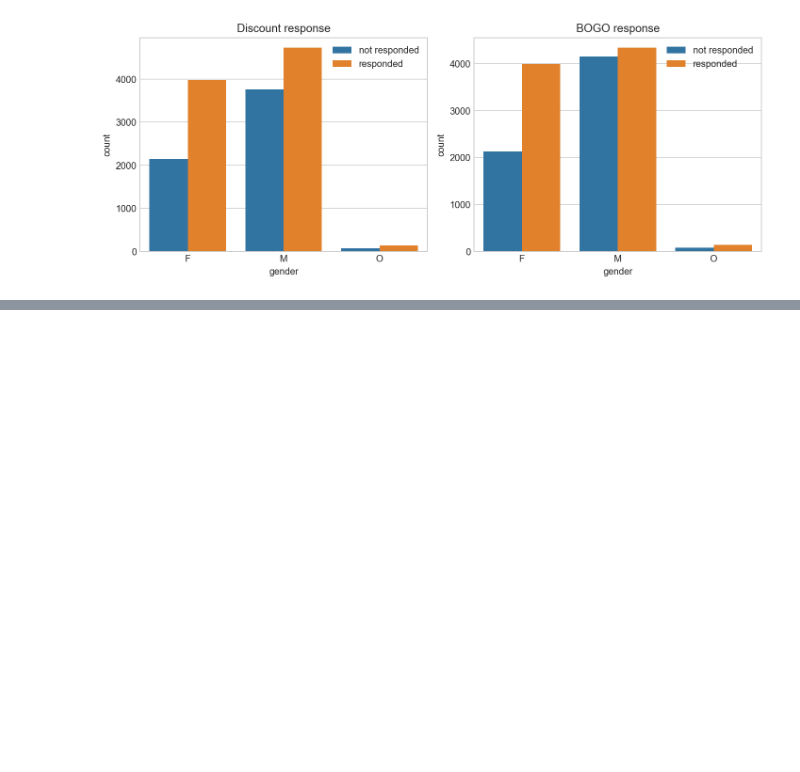
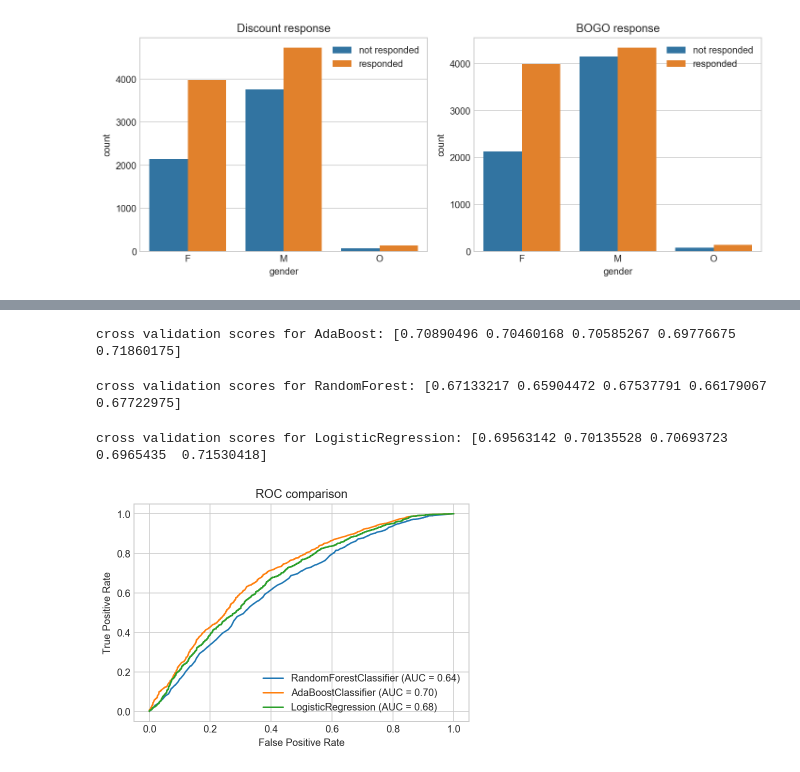
Before and after one commit to kevingao1136/Udacity_DataScience_Nanodegree, a Jupyter notebook: starbucks_capstone/Starbucks_Capstone_notebook.ipynb, the cells around one changed output, grey strips where cells are left out. Saved outputs shown, nothing was run; the diff lists cells and outputs as text; code cells hidden in the pictures; blank space fills up the shorter version.

Commit message:
added initial model ROC comparisons

```diff
--- a/starbucks_capstone/Starbucks_Capstone_notebook.ipynb
+++ b/starbucks_capstone/Starbucks_Capstone_notebook.ipynb
@@ -240,0 +275,23 @@ events.head()
+# %%
+print('cross validation scores for AdaBoost:', cross_val_score(AdaBoostClassifier(), X, y, scoring="f1", cv=5))
+# %% [output]
+cross validation scores for AdaBoost: [0.70890496 0.70460168 0.70585267 0.69776675 0.71860175]
+# %%
+print('cross validation scores for RandomForest:', cross_val_score(RandomForestClassifier(), X, y, scoring='f1', cv=5))
+# %% [output]
+cross validation scores for RandomForest: [0.67133217 0.65904472 0.67537791 0.66179067 0.67722975]
+# %%
+print('cross validation scores for LogisticRegression:', cross_val_score(LogisticRegression(), X, y, scoring='f1', cv=5))
+# %% [output]
+cross validation scores for LogisticRegression: [0.69563142 0.70135528 0.70693723 0.6965435  0.71530418]
+# %%
+log_reg = LogisticRegression().fit(X_train, y_train)
+rfc = RandomForestClassifier().fit(X_train, y_train)
+adaboost = AdaBoostClassifier().fit(X_train, y_train)
+# %%
+temp = plot_roc_curve(rfc, X_test, y_test)
+plot_roc_curve(adaboost, X_test, y_test, ax=temp.ax_);
+plot_roc_curve(log_reg, X_test, y_test, ax=temp.ax_)
+plt.title('ROC comparison');
+# %% [output]
+[figure, added]
```
Also changed, not shown: parts of 8 cells of this notebook.
